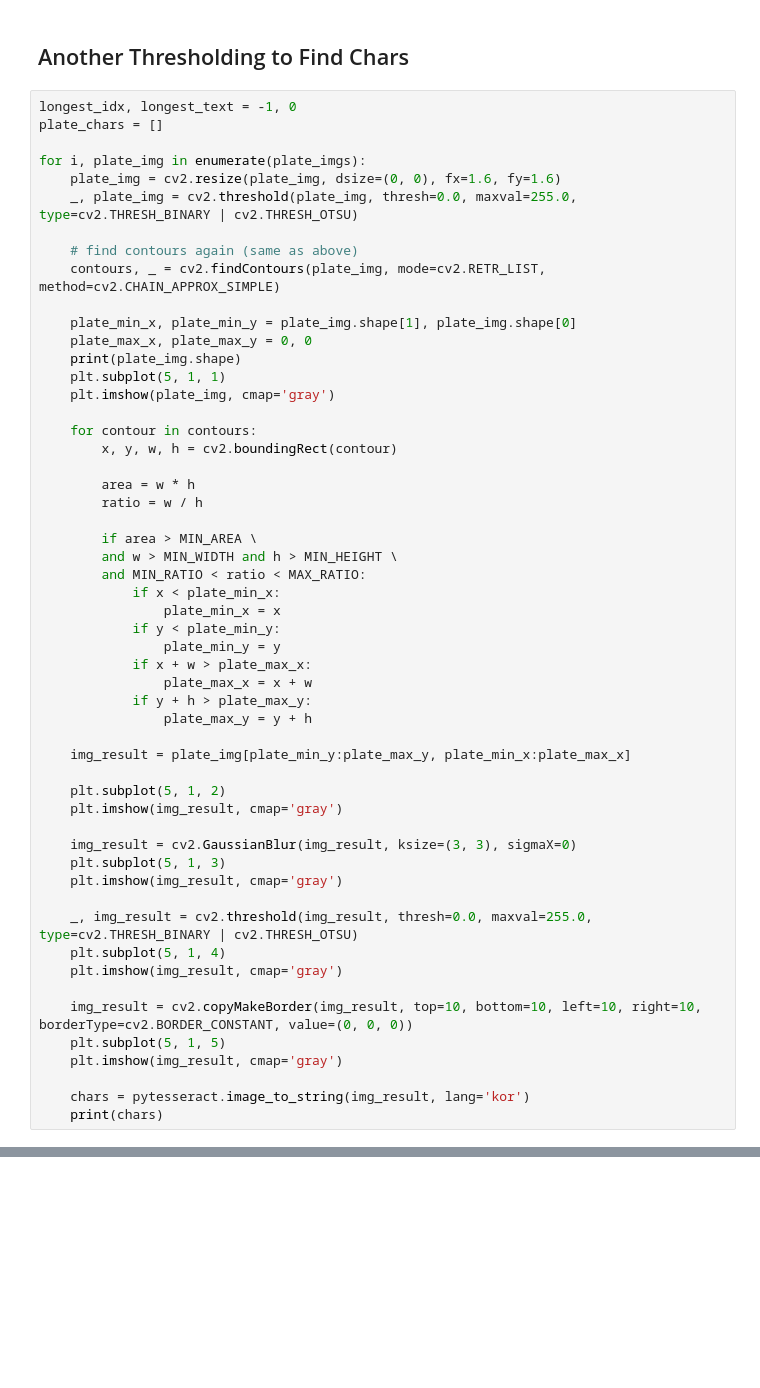
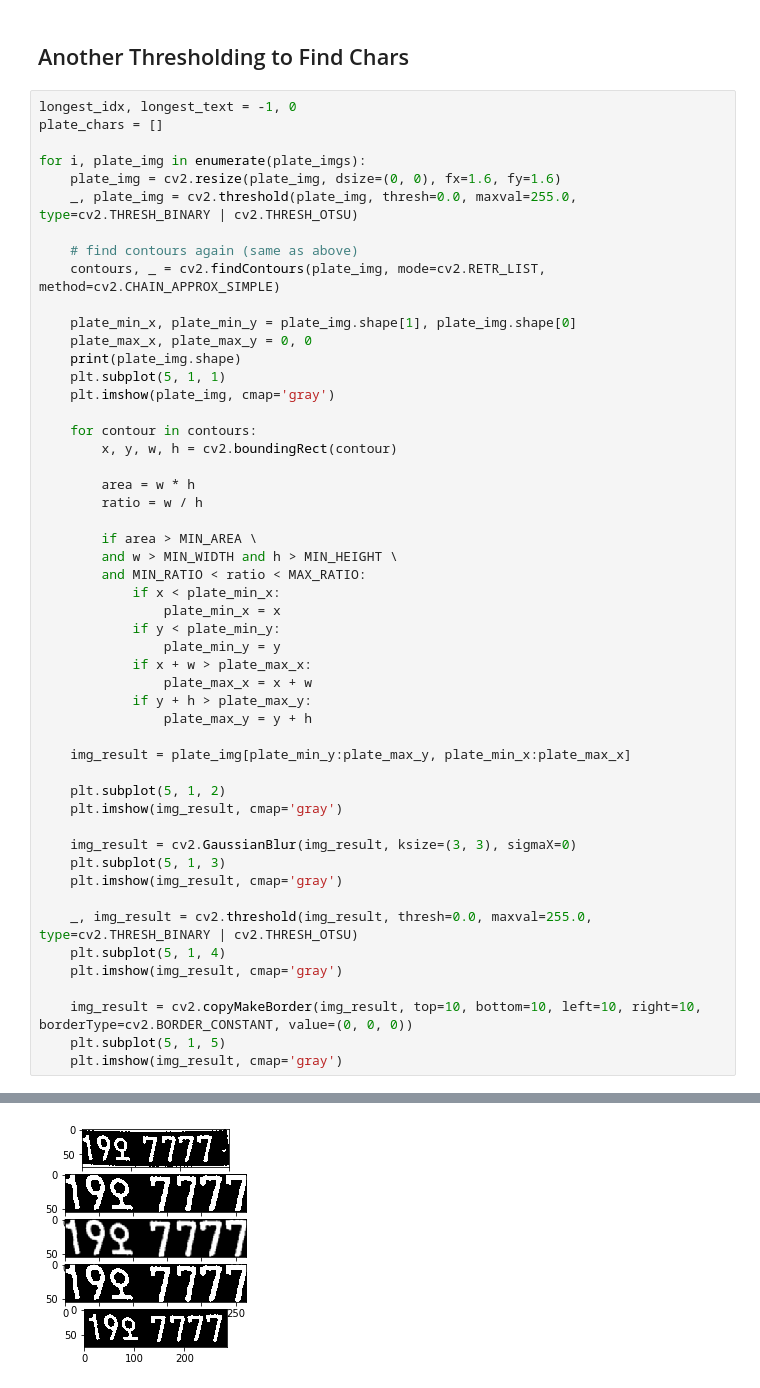
Before and after one commit to zeroam/TIL, a Jupyter notebook: object_detection/license_plate_recognition/plate_recognition.ipynb, the cells around one changed output, grey strips where cells are left out. Saved outputs shown, nothing was run; the diff lists cells and outputs as text; blank space fills up the shorter version.

```diff
--- a/object_detection/license_plate_recognition/plate_recognition.ipynb
+++ b/object_detection/license_plate_recognition/plate_recognition.ipynb
@@ -329,8 +329,5 @@ for i, plate_img in enumerate(plate_imgs):
     img_result = cv2.copyMakeBorder(img_result, top=10, bottom=10, left=10, right=10, borderType=cv2.BORDER_CONSTANT, value=(0, 0, 0))
     plt.subplot(5, 1, 5)
     plt.imshow(img_result, cmap='gray')
-
-    chars = pytesseract.image_to_string(img_result, lang='kor')
-    print(chars)
 # %% [output]
 (77, 301)
@@ -337,0 +334 @@ TesseractNotFoundError: C:\Users\imdff\AppData\Local\Tesseract-OCR is not instal
+[figure, added]
```
Also changed, not shown: parts of 1 cell of this notebook, 9 other files.
